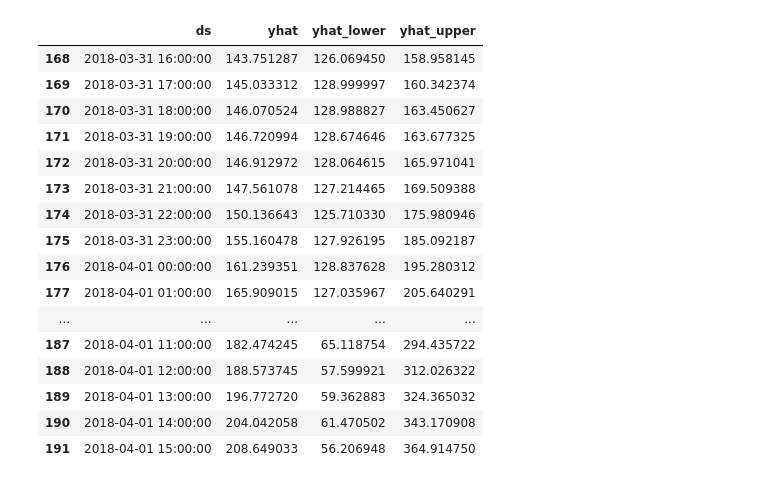
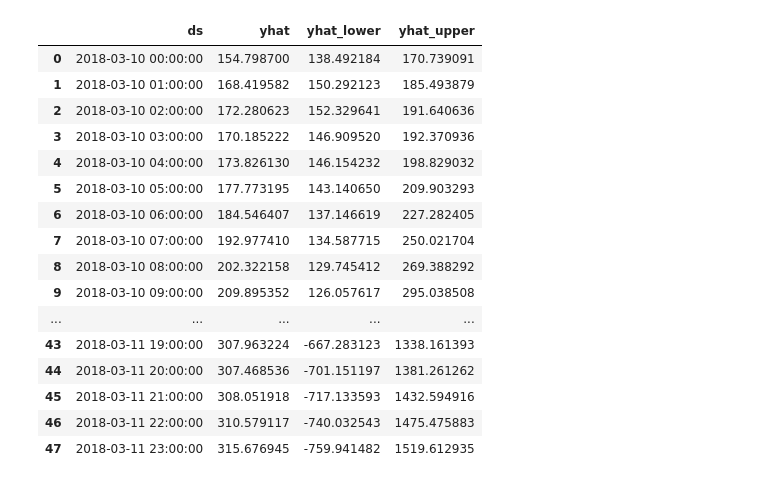
Before and after one commit to Starcutter/KDDCup2018, a Jupyter notebook: demo.ipynb, the cells around one changed output. Drawn from its saved outputs; the diff is of its cells as text; code cells hidden in the pictures.

Commit message:
feat: exploit add_regressor and apis in data.py

```diff
--- a/demo.ipynb
+++ b/demo.ipynb
@@ -23,10 +36,6 @@ m = Prophet(#growth='logistic', # default: linear
             yearly_seasonality=False, weekly_seasonality=False, daily_seasonality='auto',
             #seasonality_prior_scale=0.1, # no use if all seasonality set to False
             changepoint_prior_scale=10) # important argument! Try changing it and then have a look at the figure
-m.fit(pm25_df[-24*7:])
-future = m.make_future_dataframe(periods=24, freq='H')
-# future['cap'] = 500 # uncomment if growth='logistic'
-forecast = m.predict(future)
-m.plot(forecast)
-res_df = forecast[['ds', 'yhat', 'yhat_lower', 'yhat_upper']]
+m.add_regressor(name='wind_speed', standardize=False)
+m.fit(data_df[-24*7:])
 # %% [output]
@@ -33,0 +43,11 @@ res_df = forecast[['ds', 'yhat', 'yhat_lower', 'yhat_upper']]
+# %%
+meo_pred_df = meteorologyGridData('bj', pd.Timestamp('2018-03-%d 00:00:00' % (date_to_forc)),
+                                  pd.Timestamp('2018-03-%d 23:00:00' % (date_to_forc + 1)))
+# %%
+meo_pred_df = meo_pred_df[meo_pred_df['station_id'] == grid_name][['time', 'wind_speed']]
+meo_pred_df = meo_pred_df.set_index('time')
+# %%
+future = m.make_future_dataframe(periods=48, freq='H', include_history=False)
+future = pd.concat([future.set_index('ds'), meo_pred_df], axis=1)
+future = future.reset_index()
+future.columns = ['ds', 'wind_speed']
@@ -34,20 +61,20 @@ res_df = forecast[['ds', 'yhat', 'yhat_lower', 'yhat_upper']]
 # %%
-res_df.tail(24)
+res_df.tail(48)
 # %% [output]
 |  | ds | yhat | yhat_lower | yhat_upper |
-| 168 | 2018-03-31 16:00:00 | 143.751287 | 126.069450 | 158.958145 |
-| 169 | 2018-03-31 17:00:00 | 145.033312 | 128.999997 | 160.342374 |
-| 170 | 2018-03-31 18:00:00 | 146.070524 | 128.988827 | 163.450627 |
-| 171 | 2018-03-31 19:00:00 | 146.720994 | 128.674646 | 163.677325 |
-| 172 | 2018-03-31 20:00:00 | 146.912972 | 128.064615 | 165.971041 |
-| 173 | 2018-03-31 21:00:00 | 147.561078 | 127.214465 | 169.509388 |
-| 174 | 2018-03-31 22:00:00 | 150.136643 | 125.710330 | 175.980946 |
-| 175 | 2018-03-31 23:00:00 | 155.160478 | 127.926195 | 185.092187 |
-| 176 | 2018-04-01 00:00:00 | 161.239351 | 128.837628 | 195.280312 |
-| 177 | 2018-04-01 01:00:00 | 165.909015 | 127.035967 | 205.640291 |
+| 0 | 2018-03-10 00:00:00 | 154.798700 | 138.492184 | 170.739091 |
+| 1 | 2018-03-10 01:00:00 | 168.419582 | 150.292123 | 185.493879 |
+| 2 | 2018-03-10 02:00:00 | 172.280623 | 152.329641 | 191.640636 |
+| 3 | 2018-03-10 03:00:00 | 170.185222 | 146.909520 | 192.370936 |
+| 4 | 2018-03-10 04:00:00 | 173.826130 | 146.154232 | 198.829032 |
+| 5 | 2018-03-10 05:00:00 | 177.773195 | 143.140650 | 209.903293 |
+| 6 | 2018-03-10 06:00:00 | 184.546407 | 137.146619 | 227.282405 |
+| 7 | 2018-03-10 07:00:00 | 192.977410 | 134.587715 | 250.021704 |
+| 8 | 2018-03-10 08:00:00 | 202.322158 | 129.745412 | 269.388292 |
+| 9 | 2018-03-10 09:00:00 | 209.895352 | 126.057617 | 295.038508 |
 | ... | ... | ... | ... | ... |
-| 187 | 2018-04-01 11:00:00 | 182.474245 | 65.118754 | 294.435722 |
-| 188 | 2018-04-01 12:00:00 | 188.573745 | 57.599921 | 312.026322 |
-| 189 | 2018-04-01 13:00:00 | 196.772720 | 59.362883 | 324.365032 |
-| 190 | 2018-04-01 14:00:00 | 204.042058 | 61.470502 | 343.170908 |
-| 191 | 2018-04-01 15:00:00 | 208.649033 | 56.206948 | 364.914750 |
+| 43 | 2018-03-11 19:00:00 | 307.963224 | -667.283123 | 1338.161393 |
+| 44 | 2018-03-11 20:00:00 | 307.468536 | -701.151197 | 1381.261262 |
+| 45 | 2018-03-11 21:00:00 | 308.051918 | -717.133593 | 1432.594916 |
+| 46 | 2018-03-11 22:00:00 | 310.579117 | -740.032543 | 1475.475883 |
+| 47 | 2018-03-11 23:00:00 | 315.676945 | -759.941482 | 1519.612935 |
```
Also changed, not shown: parts of 14 cells of this notebook.
